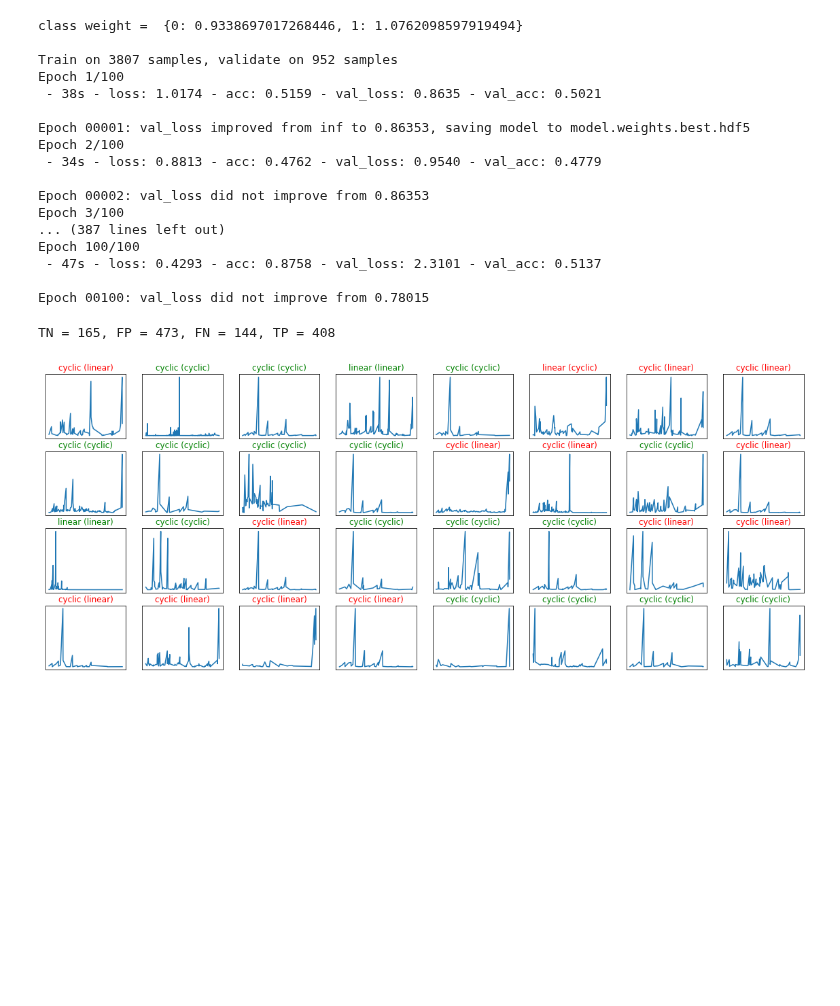
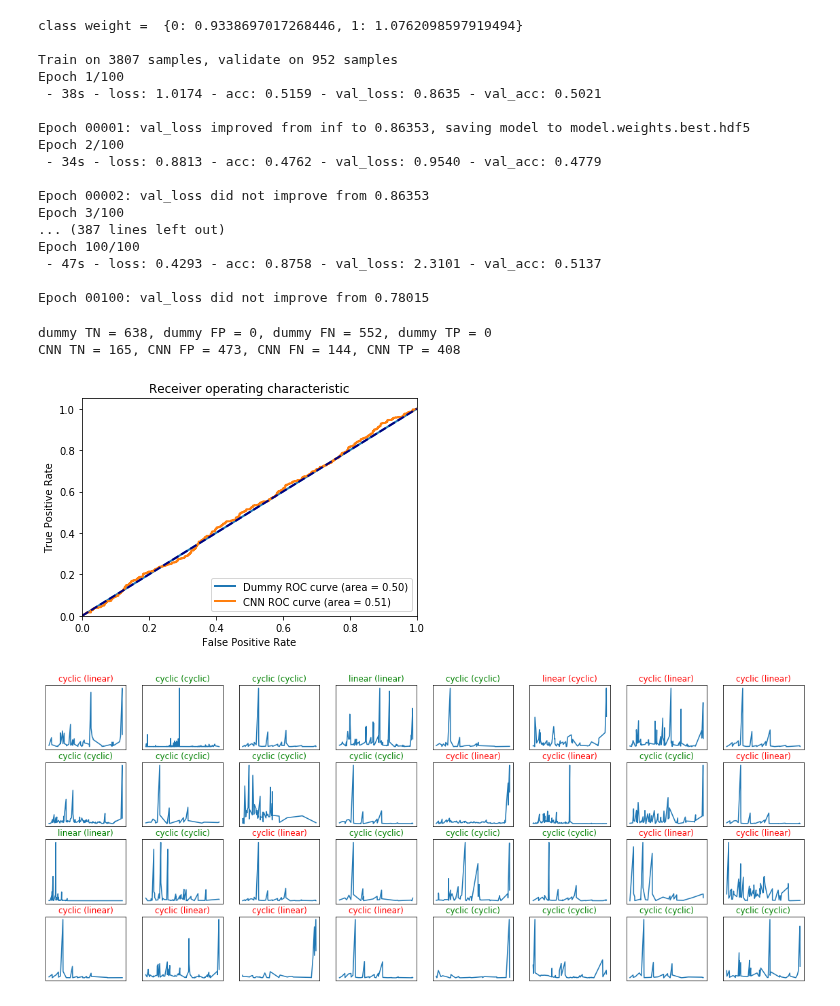
Before and after one commit to letovesnoi/machine-learning, a Jupyter notebook: projects/capstone/capstone.ipynb, the cells around one changed output. Cells and saved outputs as stored; diff of their text form; code cells hidden in the pictures; blank space fills up the shorter version.

Commit message:
feat: Plot ROC curves

```diff
--- a/projects/capstone/capstone.ipynb
+++ b/projects/capstone/capstone.ipynb
@@ -512,15 +506,52 @@ Epoch 00100: val_loss did not improve from 0.78015
 # %%
 # load the weights that yielded the best validation accuracy
 model.load_weights('model.weights.best.hdf5')
-# %%
-# Evaluation
-from sklearn.metrics import confusion_matrix
-
-y_hat = model.predict(X_test)
-tn, fp, fn, tp = confusion_matrix(np.argmax(y_test, axis=1), np.argmax(y_hat, axis=1)).ravel()
-print('TN = {}, FP = {}, FN = {}, TP = {}'.format(tn, fp, fn, tp))
-# %% [output]
-TN = 165, FP = 473, FN = 144, TP = 408
+# %%
+# Evaluation
+import matplotlib.pyplot as plt
+from sklearn.metrics import confusion_matrix
+from sklearn.metrics import roc_curve, auc, roc_auc_score
+
+# Calculate AUC and plot roc curve
+def evaluate_imbalanced(true_binary_labels, y_score, label):
+    fpr, tpr, thresholds = roc_curve(true_binary_labels, y_score)
+    auc_score = auc(fpr, tpr)
+    plt.plot(fp_rate, tp_rate, marker='.', label='{} ROC curve (area = {0:0.2f})'.format(label, auc_score))
+
+true_binary_labels = np.argmax(y_test, axis=1)
+
+# Evaluate dummy model
+y_dummy = dummy_clf.predict(X_test)
+dummy_binary_labels = np.argmax(y_dummy, axis=1)
+tn_d, fp_d, fn_d, tp_d = confusion_matrix(true_binary_labels, dummy_binary_labels).ravel()
+print('dummy TN = {}, dummy FP = {}, dummy FN = {}, dummy TP = {}'.format(tn_d, fp_d, fn_d, tp_d))
+fpr_d, tpr_d, thresholds_d = roc_curve(true_binary_labels, y_dummy[:, 1])
+auc_dummy = auc(fpr_d, tpr_d)
+
+# Evaluate CNN
+y_cnn = model.predict(X_test)
+pred_binary_labels = np.argmax(y_cnn, axis=1)
+tn_cnn, fp_cnn, fn_cnn, tp_cnn = confusion_matrix(true_binary_labels, pred_binary_labels).ravel()
+print('CNN TN = {}, CNN FP = {}, CNN FN = {}, CNN TP = {}'.format(tn_cnn, fp_cnn, fn_cnn, tp_cnn))
+fpr_cnn, tpr_cnn, thresholds_cnn = roc_curve(true_binary_labels, y_cnn[:, 1])
+auc_cnn = auc(fpr_cnn, tpr_cnn)
+
+# Plot ROC curves for these two models
+plt.figure()
+plt.plot(fpr_d, tpr_d, lw=2, label='Dummy ROC curve (area = %0.2f)' % auc_dummy)
+plt.plot(fpr_cnn, tpr_cnn, lw=2, label='CNN ROC curve (area = %0.2f)' % auc_cnn)
+plt.plot([0, 1], [0, 1], color='navy', lw=2, linestyle='--')
+plt.xlim([0.0, 1.0])
+plt.ylim([0.0, 1.05])
+plt.xlabel('False Positive Rate')
+plt.ylabel('True Positive Rate')
+plt.title('Receiver operating characteristic')
+plt.legend(loc="lower right")
+plt.show()
+# %% [output]
+dummy TN = 638, dummy FP = 0, dummy FN = 552, dummy TP = 0
+CNN TN = 165, CNN FP = 473, CNN FN = 144, CNN TP = 408
+[figure, added]
 # %%
 # Visualize some predictions
 import matplotlib.pyplot as plt
```
Also changed, not shown: parts of 2 cells of this notebook.
